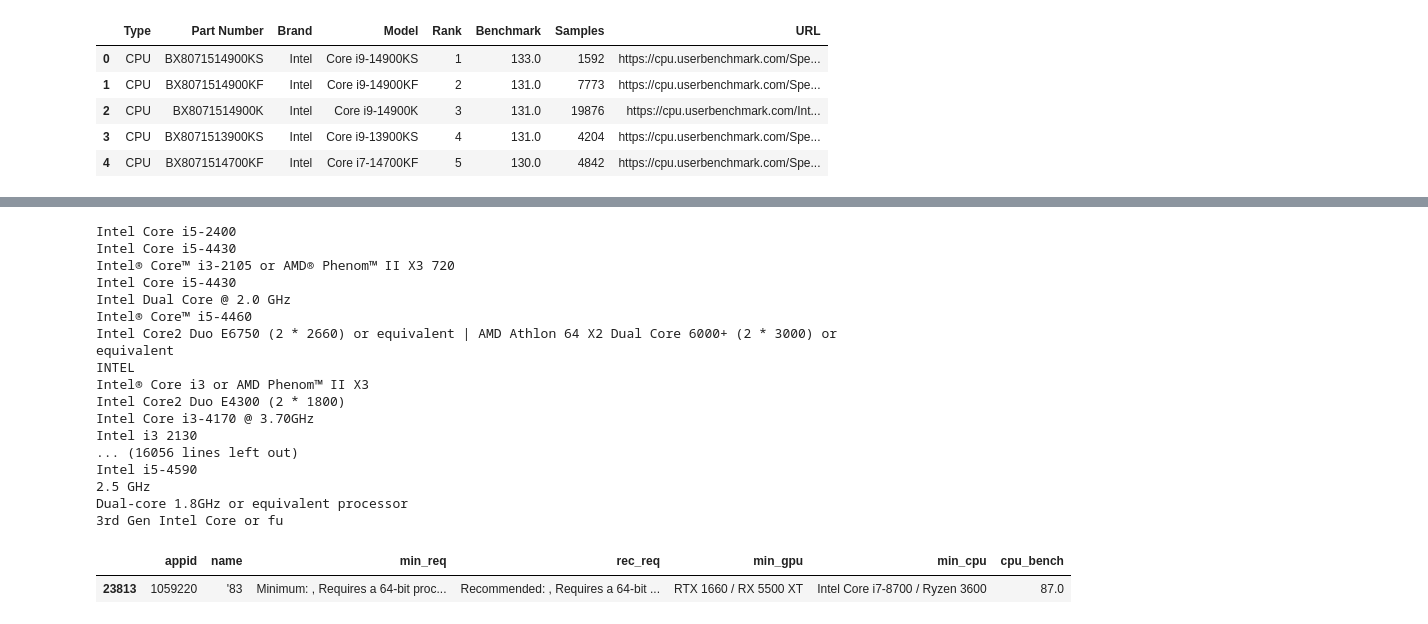
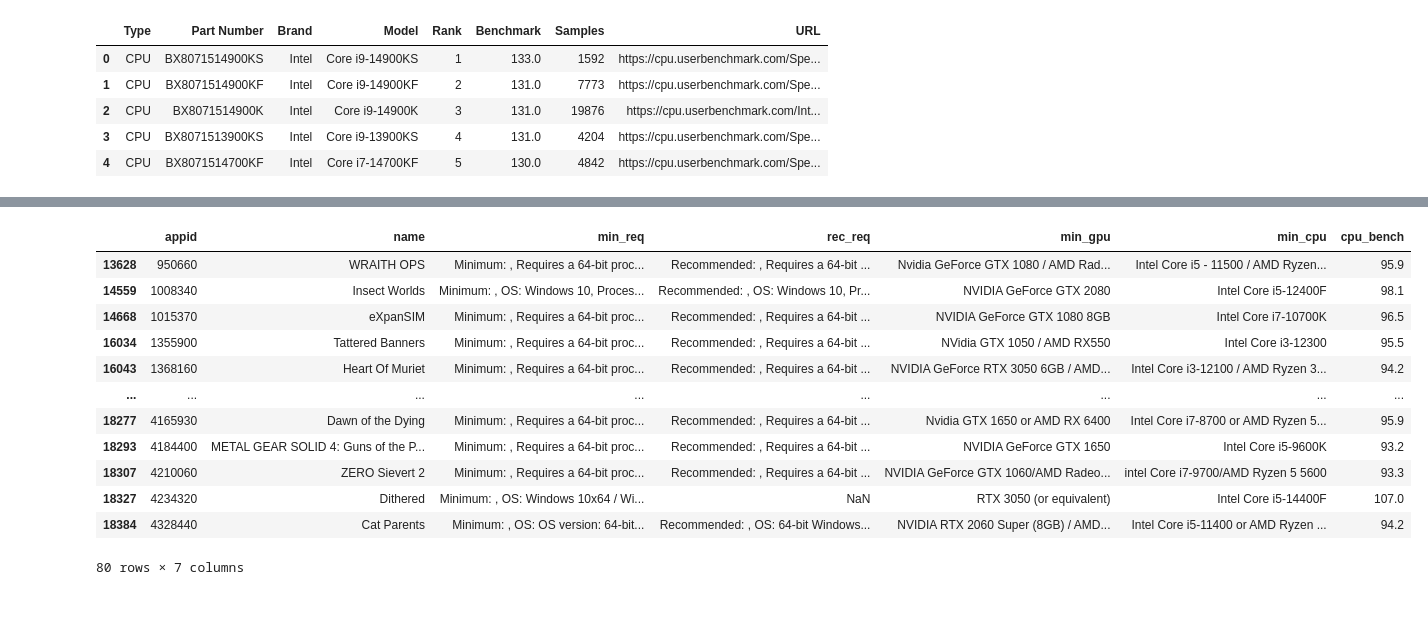
Before and after one commit to GrupoMackenzie/ProjetoAplicado03-DataScience-Mackenzie-2026, a Jupyter notebook: src/notebooks/Training/transform_train.ipynb, the cells around one changed output, grey strips where cells are left out. Saved outputs shown, nothing was run; the diff lists cells and outputs as text; code cells hidden in the pictures.

```diff
--- a/src/notebooks/Training/transform_train.ipynb
+++ b/src/notebooks/Training/transform_train.ipynb
@@ -221,29 +179,6 @@ def clean_cpu_string(text):
 def bench_gpu_score(text):
     if pd.isna(text):
         return None
-# %%
-for i in df['min_cpu']:
-    if pd.isna(i):
-         continue
-    print(i.split('/')[0])
-# %% [output]
-Intel Core i5-2400
-Intel Core i5-4430
-Intel® Core™ i3-2105 or AMD® Phenom™ II X3 720
-Intel Core i5-4430
-Intel Dual Core @ 2.0 GHz
-Intel® Core™ i5-4460
-Intel Core2 Duo E6750 (2 * 2660) or equivalent | AMD Athlon 64 X2 Dual Core 6000+ (2 * 3000) or equivalent
-INTEL
-Intel® Core i3 or AMD Phenom™ II X3
-Intel Core2 Duo E4300 (2 * 1800)
-Intel Core i3-4170 @ 3.70GHz
-Intel i3 2130
-... (16056 lines left out)
-Intel i5-4590
-2.5 GHz
-Dual-core 1.8GHz or equivalent processor
-3rd Gen Intel Core or fu
 # %%
 df['min_cpu'] = df['min_cpu'].apply(lambda x: clean_cpu_string(x))
 # %%
@@ -277,7 +212,7 @@ def cpu_match(text, score_dict):
                 "confidence": match_accuracy
             })
     if matched_cpus:
-        return min(matched_cpus, key=lambda x: x['score'])['score']
+        return max(matched_cpus, key=lambda x: x['score'])['score']
     else:
         return cpu_match_generics(text)
 # %%
@@ -320,10 +255,21 @@ df.drop(df[df['cpu_bench'].isna()].index, inplace=True)
 # %%
 df = df.reset_index(drop=True)
 # %%
-df[df['cpu_bench'] > 85]
+df[df['cpu_bench'] > 92]
 # %% [output]
 |  | appid | name | min_req | rec_req | min_gpu | min_cpu | cpu_bench |
-| 23813 | 1059220 | '83 | Minimum: , Requires a 64-bit proc... | Recommended: , Requires a 64-bit ... | RTX 1660 / RX 5500 XT | Intel Core i7-8700 / Ryzen 3600 | 87.0 |
+| 13628 | 950660 | WRAITH OPS | Minimum: , Requires a 64-bit proc... | Recommended: , Requires a 64-bit ... | Nvidia GeForce GTX 1080 / AMD Rad... | Intel Core i5 - 11500 / AMD Ryzen... | 95.9 |
+| 14559 | 1008340 | Insect Worlds | Minimum: , OS: Windows 10, Proces... | Recommended: , OS: Windows 10, Pr... | NVIDIA GeForce GTX 2080 | Intel Core i5-12400F | 98.1 |
+| 14668 | 1015370 | eXpanSIM | Minimum: , Requires a 64-bit proc... | Recommended: , Requires a 64-bit ... | NVIDIA GeForce GTX 1080 8GB | Intel Core i7-10700K | 96.5 |
+| 16034 | 1355900 | Tattered Banners | Minimum: , Requires a 64-bit proc... | Recommended: , Requires a 64-bit ... | NVidia GTX 1050 / AMD RX550 | Intel Core i3-12300 | 95.5 |
+| 16043 | 1368160 | Heart Of Muriet | Minimum: , Requires a 64-bit proc... | Recommended: , Requires a 64-bit ... | NVIDIA GeForce RTX 3050 6GB / AMD... | Intel Core i3-12100 / AMD Ryzen 3... | 94.2 |
+| ... | ... | ... | ... | ... | ... | ... | ... |
+| 18277 | 4165930 | Dawn of the Dying | Minimum: , Requires a 64-bit proc... | Recommended: , Requires a 64-bit ... | Nvidia GTX 1650 or AMD RX 6400 | Intel Core i7-8700 or AMD Ryzen 5... | 95.9 |
+| 18293 | 4184400 | METAL GEAR SOLID 4: Guns of the P... | Minimum: , Requires a 64-bit proc... | Recommended: , Requires a 64-bit ... | NVIDIA GeForce GTX 1650 | Intel Core i5-9600K | 93.2 |
+| 18307 | 4210060 | ZERO Sievert 2 | Minimum: , Requires a 64-bit proc... | Recommended: , Requires a 64-bit ... | NVIDIA GeForce GTX 1060/AMD Radeo... | intel Core i7-9700/AMD Ryzen 5 5600 | 93.3 |
+| 18327 | 4234320 | Dithered | Minimum: , OS: Windows 10x64 / Wi... | NaN | RTX 3050 (or equivalent) | Intel Core i5-14400F | 107.0 |
+| 18384 | 4328440 | Cat Parents | Minimum: , OS: OS version: 64-bit... | Recommended: , OS: 64-bit Windows... | NVIDIA RTX 2060 Super (8GB) / AMD... | Intel Core i5-11400 or AMD Ryzen ... | 94.2 |
+80 rows × 7 columns
 # %%
 df.isna().sum()
 # %% [output]
```
Also changed, not shown: parts of 28 cells of this notebook, 18 other files.
